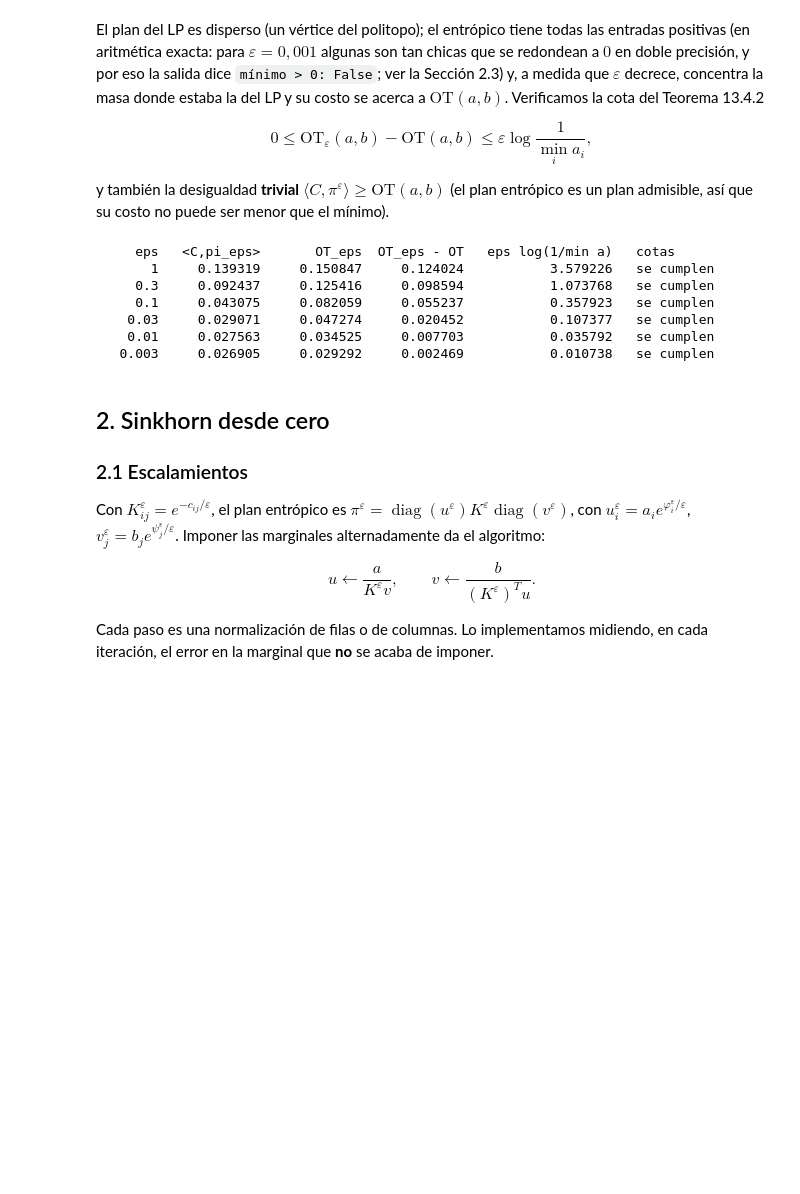
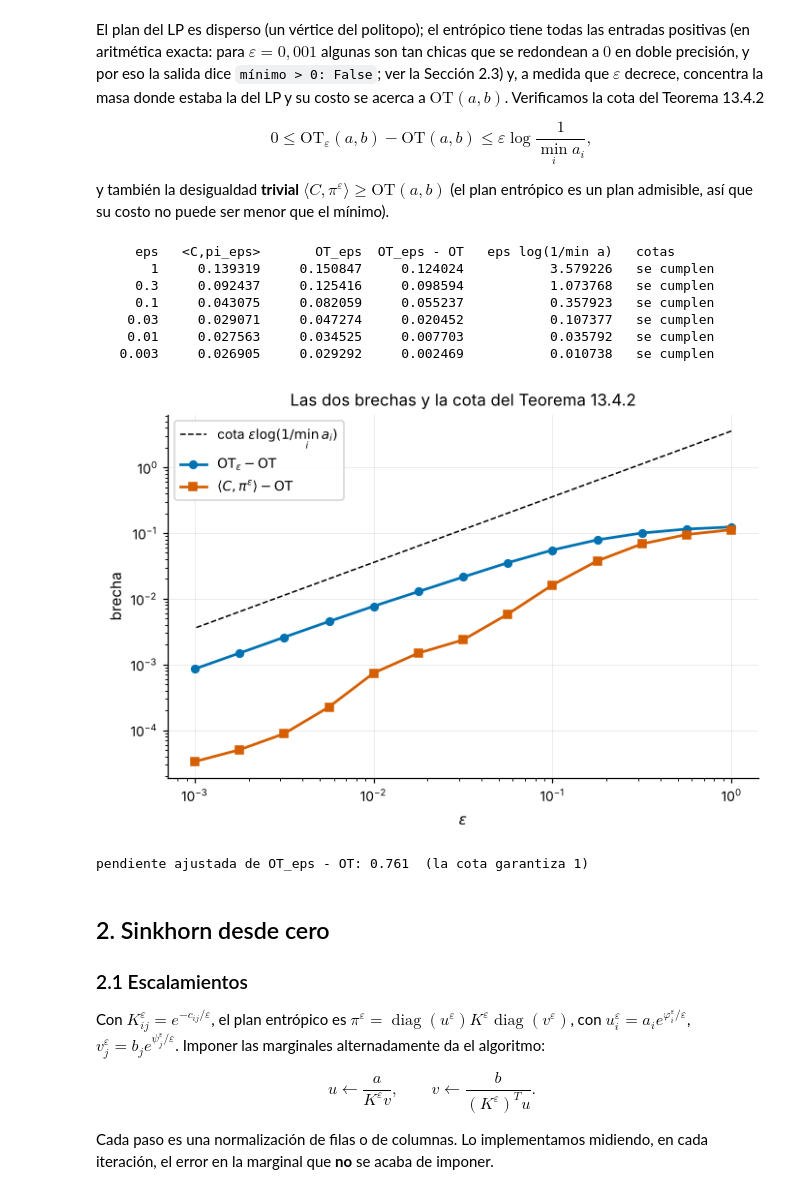
Before and after one commit to jfbonder/transporte-optimo, a Jupyter notebook: cuadernos/06-transporte-entropico-sinkhorn.ipynb, the cells around one changed output. Cells and saved outputs as stored; diff of their text form; code cells hidden in the pictures; blank space fills up the shorter version.

```diff
--- a/cuadernos/06-transporte-entropico-sinkhorn.ipynb
+++ b/cuadernos/06-transporte-entropico-sinkhorn.ipynb
@@ -173,22 +189,45 @@ y también la desigualdad **trivial** $\langle C,\pi^\varepsilon\rangle\ge\mathr
 # %%
 OT = np.sum(C*pi_lp)
 print(f"{'eps':>8} {'<C,pi_eps>':>12} {'OT_eps':>12} {'OT_eps - OT':>12} {'eps log(1/min a)':>18}   cotas")
 for eps in [1, 0.3, 0.1, 0.03, 0.01, 0.003]:
     pi_eps, log = ot.sinkhorn(a, b, C, eps, numItermax=200_000, stopThr=1e-10, log=True)
     assert log['niter'] < 200_000, "Sinkhorn paró por numItermax, no por tolerancia"
     costo = np.sum(C*pi_eps)
     OTe = costo + eps*KL(pi_eps, a, b)
     cota = eps*np.log(1/a.min())
     ok = (costo >= OT - 1e-12) and (0 <= OTe - OT <= cota + 1e-12)
     print(f"{eps:>8} {costo:>12.6f} {OTe:>12.6f} {OTe-OT:>12.6f} {cota:>18.6f}   {'se cumplen' if ok else 'FALLAN'}")
+
+# La tabla dice que la cota se cumple; el gráfico dice con cuánta holgura, y de qué
+# orden es la convergencia. Ambas cosas en escala logarítmica en los dos ejes.
+epss = np.logspace(0, -3, 13)
+brecha_OT, brecha_C = [], []
+for eps in epss:
+    pi_e = ot.sinkhorn(a, b, C, eps, method='sinkhorn_log', numItermax=200_000, stopThr=1e-11)
+    brecha_C.append(np.sum(C*pi_e) - OT)
+    brecha_OT.append(np.sum(C*pi_e) + eps*KL(pi_e, a, b) - OT)
+brecha_OT, brecha_C = np.array(brecha_OT), np.array(brecha_C)
+
+plt.figure(figsize=(6.2, 4.2))
+plt.loglog(epss, epss*np.log(1/a.min()), 'k--', lw=1, label=r'cota $\varepsilon\log(1/\min_i a_i)$')
+plt.loglog(epss, brecha_OT, 'o-', label=r'$\mathrm{OT}_\varepsilon-\mathrm{OT}$')
+plt.loglog(epss, brecha_C, 's-', label=r'$\langle C,\pi^\varepsilon\rangle-\mathrm{OT}$')
+plt.xlabel(r'$\varepsilon$'); plt.ylabel('brecha'); plt.legend()
+plt.title('Las dos brechas y la cota del Teorema 13.4.2')
+plt.show()
+
+pend = np.polyfit(np.log(epss), np.log(brecha_OT), 1)[0]
+print(f"\npendiente ajustada de OT_eps - OT: {pend:.3f}  (la cota garantiza 1)")
 # %% [output]
      eps   <C,pi_eps>       OT_eps  OT_eps - OT   eps log(1/min a)   cotas
        1     0.139319     0.150847     0.124024           3.579226   se cumplen
      0.3     0.092437     0.125416     0.098594           1.073768   se cumplen
      0.1     0.043075     0.082059     0.055237           0.357923   se cumplen
     0.03     0.029071     0.047274     0.020452           0.107377   se cumplen
     0.01     0.027563     0.034525     0.007703           0.035792   se cumplen
    0.003     0.026905     0.029292     0.002469           0.010738   se cumplen
+[figure, added]
+pendiente ajustada de OT_eps - OT: 0.761  (la cota garantiza 1)
 # %% [markdown]
 ## 2. Sinkhorn desde cero
 
```
Also changed, not shown: parts of 5 cells of this notebook, 2 other files.
